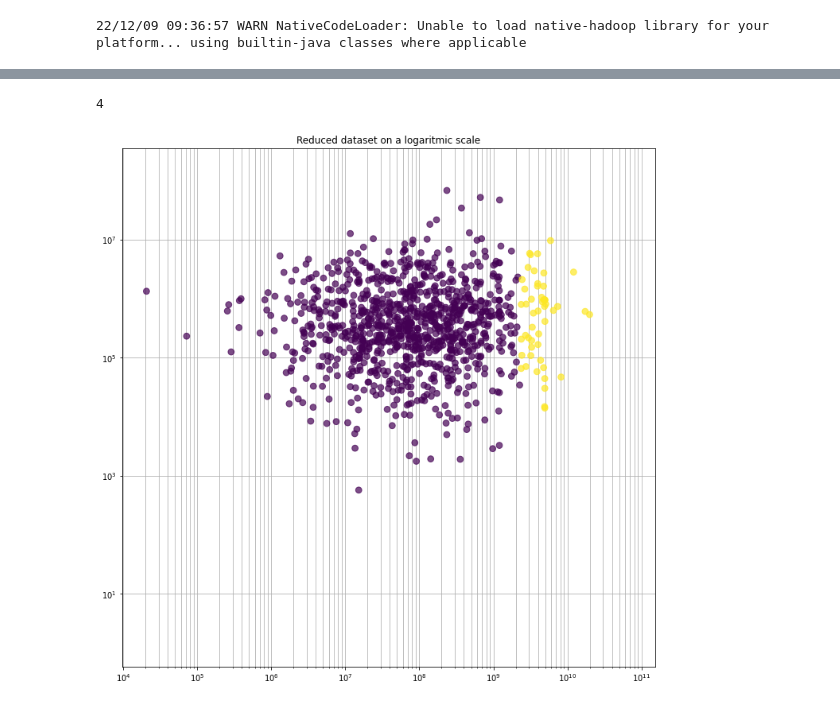
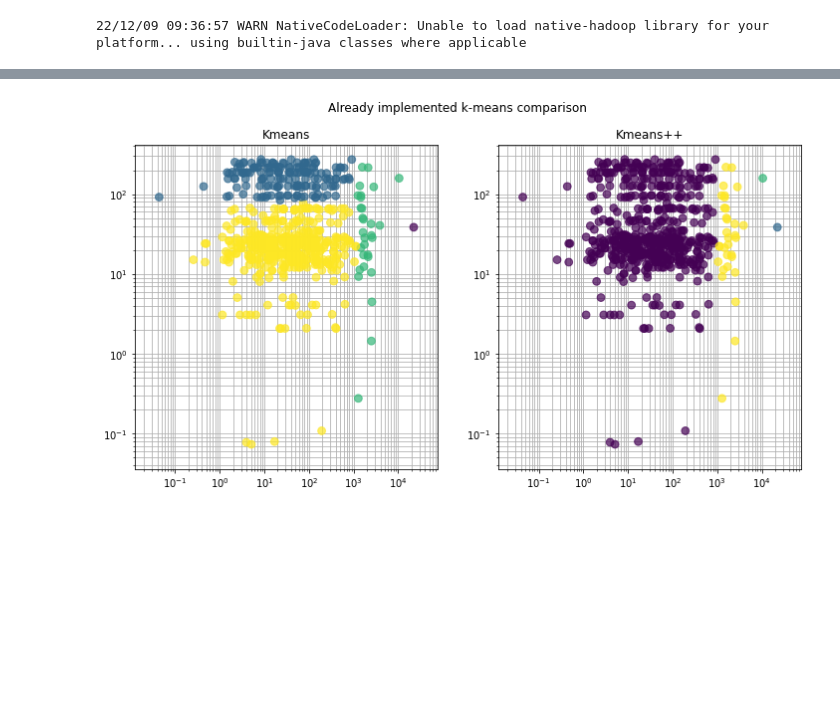
Before and after one commit to gianaguico/ADM_HW4_Group33, a Jupyter notebook: TentativoMapReduce.ipynb, the cells around one changed output, grey strips where cells are left out. Cells and saved outputs as stored; diff of their text form; code cells hidden in the pictures; blank space fills up the shorter version.

```diff
--- a/TentativoMapReduce.ipynb
+++ b/TentativoMapReduce.ipynb
@@ -9,7 +9,7 @@ import matplotlib.pyplot as plt
 import warnings
 warnings.filterwarnings("ignore")
 # %%
-data = np.load('reduced_data.npy')
+data = np.load('reduced_data_rob.npy')
 # %%
 conf = SparkConf().setAppName("Prova").setMaster("local")
 sc = SparkContext(conf=conf)
@@ -98,16 +93,21 @@ ax.set_xscale("log")
 # %%
 from sklearn.cluster import KMeans
-kmeanspp = KMeans(n_clusters=3, init='k-means++').fit_predict(data)
+kmeans = KMeans(n_clusters=4, init='random').fit_predict(data)
+kmeanspp = KMeans(n_clusters=4, init='k-means++').fit_predict(data)
-# %%
-sum(kmeanspp == 1)
-# %% [output]
-4
 # %%
-fig, ax = plt.subplots(figsize = (12,12))
-plt.grid(True,zorder=0, which="both", ls="-")
-ax.scatter(data[:,0], data[:,1], s=60, alpha=0.7, zorder=3, c=kmeanspp)
-plt.title("Reduced dataset on a logaritmic scale")
-ax.set_yscale("log")
-ax.set_xscale("log")
+fig, ax = plt.subplots(1, 2, figsize = (12,6))
+fig.suptitle('Already implemented k-means comparison')
+
+ax[0].grid(True,zorder=0, which="both", ls="-")
+ax[0].scatter(data[:,0], data[:,1], s=60, alpha=0.7, zorder=3, c=kmeans)
+ax[0].set_title('Kmeans')
+ax[0].set_yscale("log")
+ax[0].set_xscale("log")
+
+ax[1].grid(True,zorder=0, which="both", ls="-")
+ax[1].scatter(data[:,0], data[:,1], s=60, alpha=0.7, zorder=3, c=kmeanspp)
+ax[1].set_title('Kmeans++')
+ax[1].set_yscale("log")
+ax[1].set_xscale("log")
 # %% [output]
-[figure, old version]
+[figure, new version]
```
Also changed, not shown: parts of 7 cells of this notebook.
